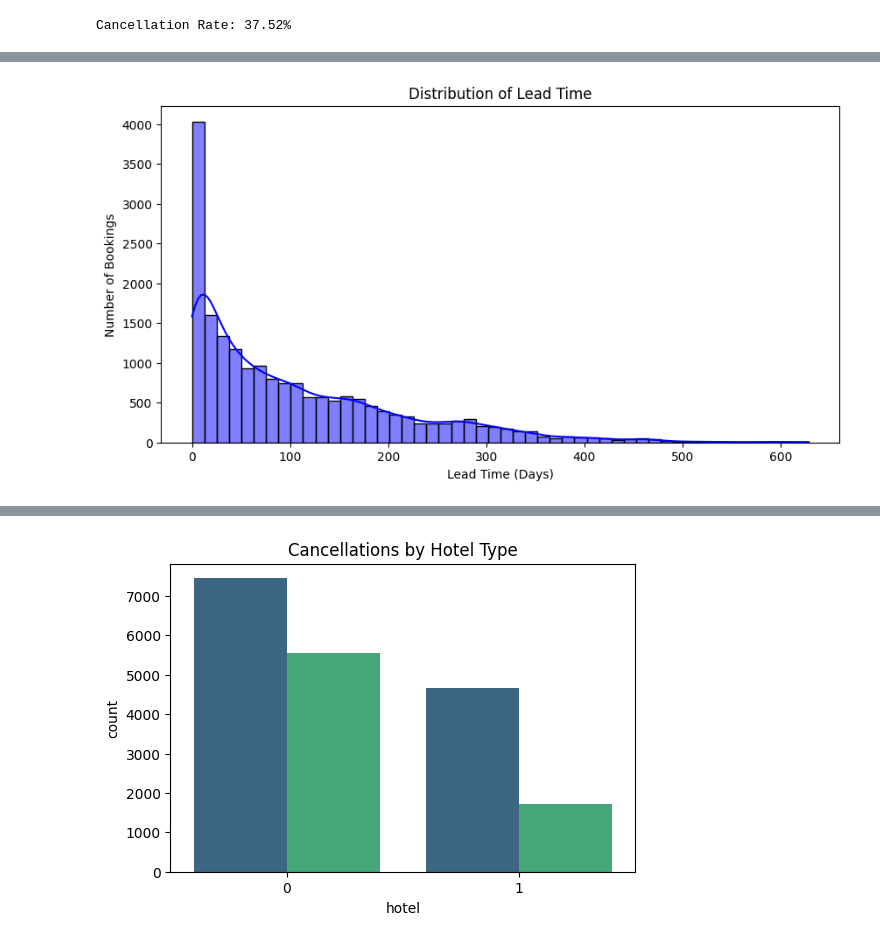
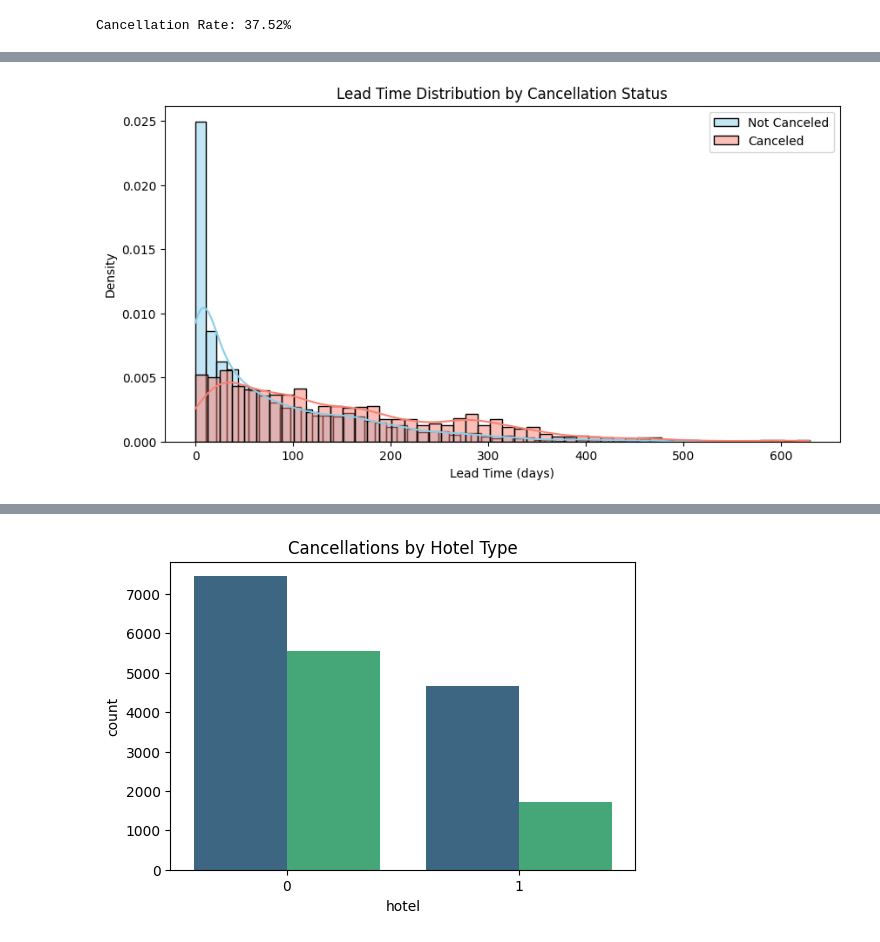
Before and after one commit to Shubhamk0703/Final-Project-23017935-, a Jupyter notebook: CODE_for_small_data(23017935).ipynb, the cells around one changed output, grey strips where cells are left out. Cells and saved outputs as stored; diff of their text form; code cells hidden in the pictures.

```diff
--- a/CODE_for_small_data(23017935).ipynb
+++ b/CODE_for_small_data(23017935).ipynb
@@ -182,11 +182,6 @@ else:
 # %% [markdown]
 Handle missing values
 # %%
-# Fill missing values in 'children' with 0 (assuming no children)
-df_sample['children'].fillna(0, inplace=True)
-
-# Fill missing 'country' with the most frequent value (mode)
-df_sample['country'].fillna(df['country'].mode()[0], inplace=True)
 
 # Fill 'agent' with a special category (e.g., 0 means "unknown agent")
 df_sample['agent'].fillna(0, inplace=True)
@@ -211,8 +194,9 @@ For example, when doing 'df[col].method(value, inplace=True)', try using 'df.met
   df_sample['agent'].fillna(0, inplace=True)
 # %%
 df_sample.drop(columns=['company'], inplace=True)
-# %%
-df_sample.dropna(subset=['country'], inplace=True)
+# %%
+#df_sample.dropna(subset=['country'], inplace=True)
+df_sample.drop(columns=['meal', 'country', 'babies', 'children', 'adults'], inplace=True)
 # %%
 print(df_sample.isnull().sum())
 # %% [output]
@@ -339,20 +253,0 @@ plt.show()
-# %%
-def remove_outliers(df, col):
-    Q1 = df[col].quantile(0.25)
-    Q3 = df[col].quantile(0.75)
-    IQR = Q3 - Q1
-    lower_bound = Q1 - 1.5 * IQR
-    upper_bound = Q3 + 1.5 * IQR
-
-    # Filter out rows that contain outliers
-    df_filtered = df[(df[col] >= lower_bound) & (df[col] <= upper_bound)]
-
-    print(f"Original rows: {len(df)}, After removing outliers: {len(df_filtered)}")
-
-    return df_filtered
-
-# Removing outliers from ADR column
-df_sample_cleaned = remove_outliers(df_sample, 'adr')
-
-# Display first few rows of cleaned data
-#df_sample_cleaned.head()
@@ -389,9 +334,13 @@ Cancellation Rate: 37.52%
 # %%
-plt.figure(figsize=(10,5))
-sns.histplot(df_sample_cleaned['lead_time'], bins=50, kde=True, color='blue')
-plt.title("Distribution of Lead Time")
-plt.xlabel("Lead Time (Days)")
-plt.ylabel("Number of Bookings")
+plt.figure(figsize=(10, 5))
+
+sns.histplot(data=df_sample_cleaned[df_sample_cleaned['is_canceled'] == 0], x='lead_time', color='skyblue', label='Not Canceled', kde=True, stat="density", bins=50)
+sns.histplot(data=df_sample_cleaned[df_sample_cleaned['is_canceled'] == 1], x='lead_time', color='salmon', label='Canceled', kde=True, stat="density", bins=50)
+
+plt.title("Lead Time Distribution by Cancellation Status")
+plt.xlabel("Lead Time (days)")
+plt.ylabel("Density")
+plt.legend()
 plt.show()
 # %% [output]
-[figure, old version]
+[figure, new version]
```
Also changed, not shown: parts of 13 cells of this notebook.
